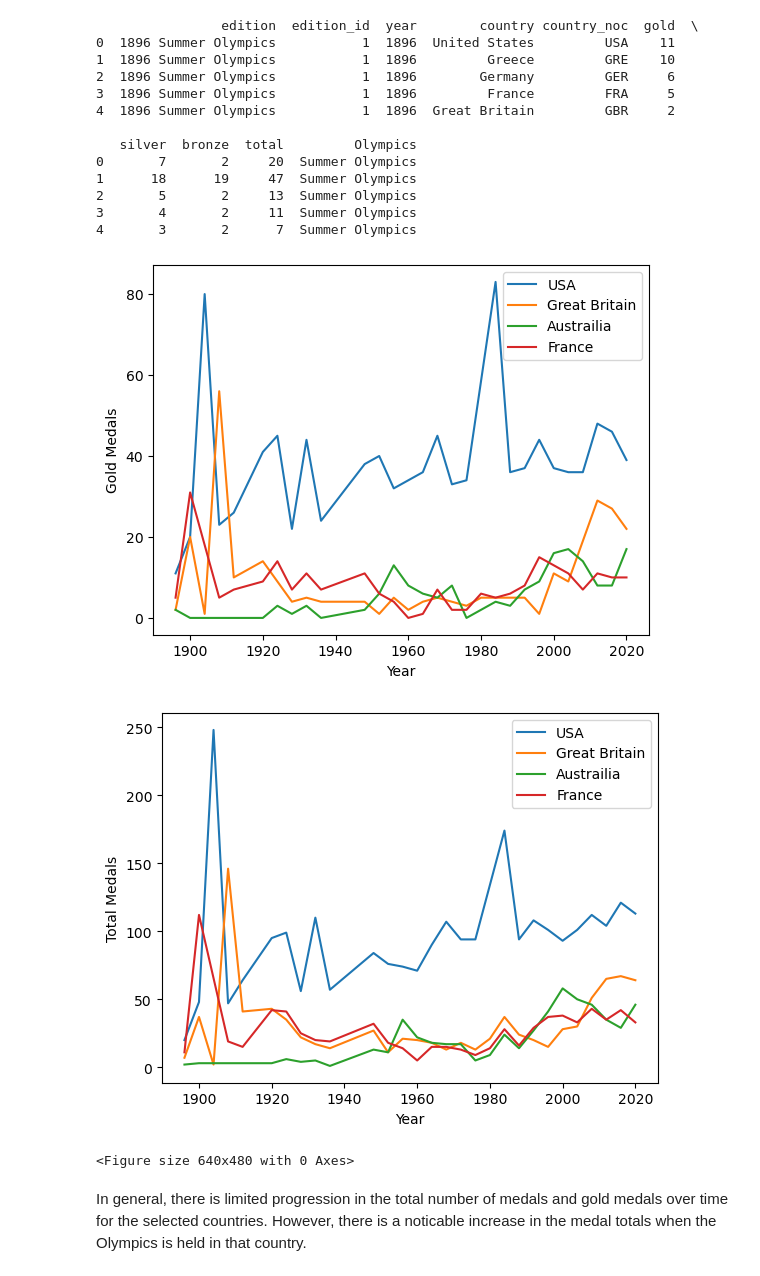
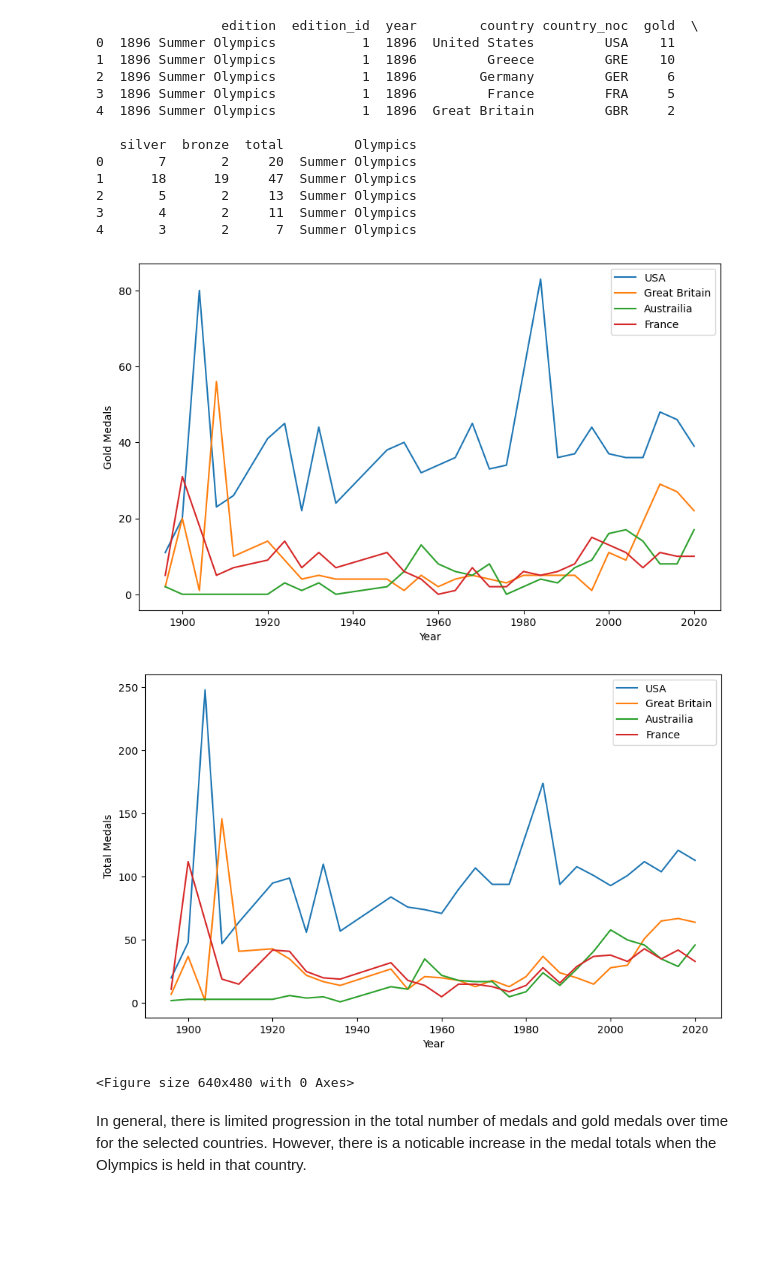
Before and after one commit to catherinekelly33/Portfolio_olympics, a Jupyter notebook: medal_relationships.ipynb, the cells around one changed output. Saved outputs shown, nothing was run; the diff lists cells and outputs as text; code cells hidden in the pictures; blank space fills up the shorter version.

Commit message:
collating figures for presentation

```diff
--- a/medal_relationships.ipynb
+++ b/medal_relationships.ipynb
@@ -38,28 +38,31 @@ print(medal_tally_summer.head())
 3       4       2     11  Summer Olympics
 4       3       2      7  Summer Olympics
 # %%
+plt.figure(figsize = (10,6))
 plt.plot(medal_tally_summer[medal_tally_summer.country == 'United States'].year, medal_tally_summer[medal_tally_summer.country == 'United States'].gold)
 plt.plot(medal_tally_summer[medal_tally_summer.country == 'Great Britain'].year, medal_tally_summer[medal_tally_summer.country == 'Great Britain'].gold)
 plt.plot(medal_tally_summer[medal_tally_summer.country == 'Australia'].year, medal_tally_summer[medal_tally_summer.country == 'Australia'].gold)
 plt.plot(medal_tally_summer[medal_tally_summer.country == 'France'].year, medal_tally_summer[medal_tally_summer.country == 'France'].gold)
 plt.legend(['USA', 'Great Britain', 'Austrailia', 'France'])
 plt.xlabel('Year')
 plt.ylabel('Gold Medals')
-plt.show()
-plt.clf()
+plt.savefig('gold_medals_time.png')
 
+plt.figure(figsize = (10,6))
 plt.plot(medal_tally_summer[medal_tally_summer.country == 'United States'].year, medal_tally_summer[medal_tally_summer.country == 'United States'].total)
 plt.plot(medal_tally_summer[medal_tally_summer.country == 'Great Britain'].year, medal_tally_summer[medal_tally_summer.country == 'Great Britain'].total)
 plt.plot(medal_tally_summer[medal_tally_summer.country == 'Australia'].year, medal_tally_summer[medal_tally_summer.country == 'Australia'].total)
 plt.plot(medal_tally_summer[medal_tally_summer.country == 'France'].year, medal_tally_summer[medal_tally_summer.country == 'France'].total)
 plt.legend(['USA', 'Great Britain', 'Austrailia', 'France'])
 plt.xlabel('Year')
 plt.ylabel('Total Medals')
+
+plt.savefig('total_medals_time.png')
 plt.show()
 plt.clf()
 # %% [output]
-[figure, old version]
+[figure, new version]
-[figure, old version]
+[figure, new version]
 <Figure size 640x480 with 0 Axes>
 # %% [markdown]
 In general, there is limited progression in the total number of medals and gold medals over time for the selected countries. However, there is a noticable increase in the medal totals when the Olympics is held in that country.
```
Also changed, not shown: parts of 5 cells of this notebook, 16 other files.
